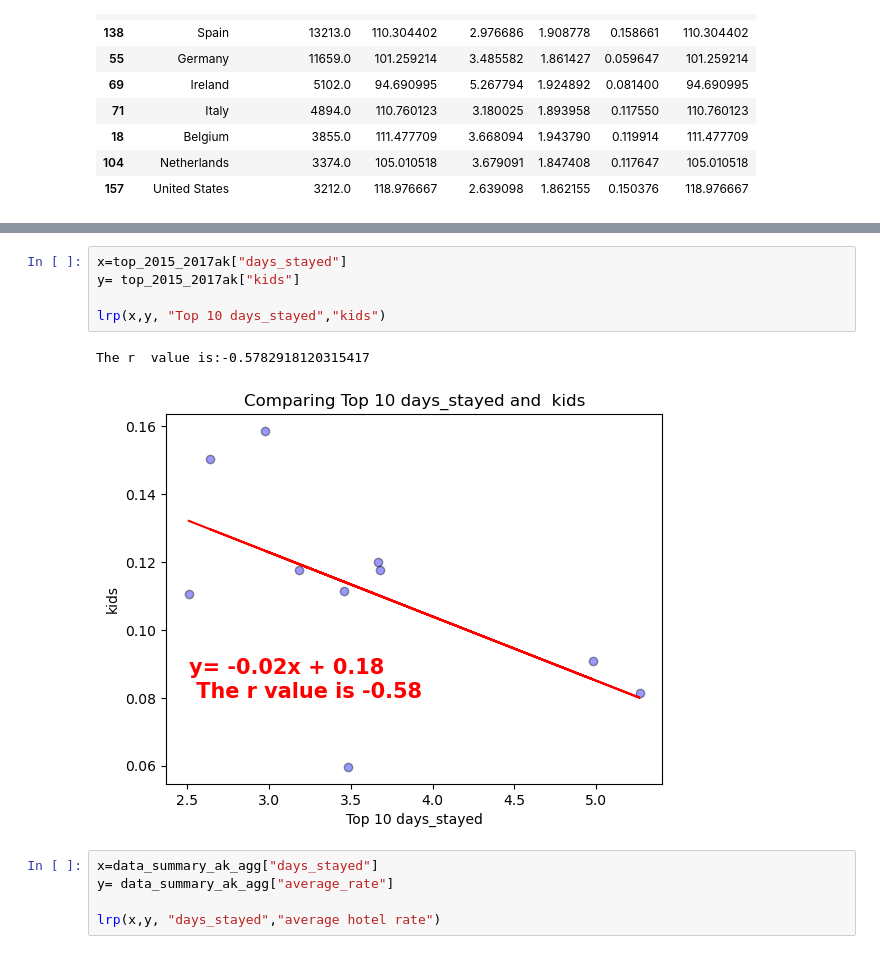
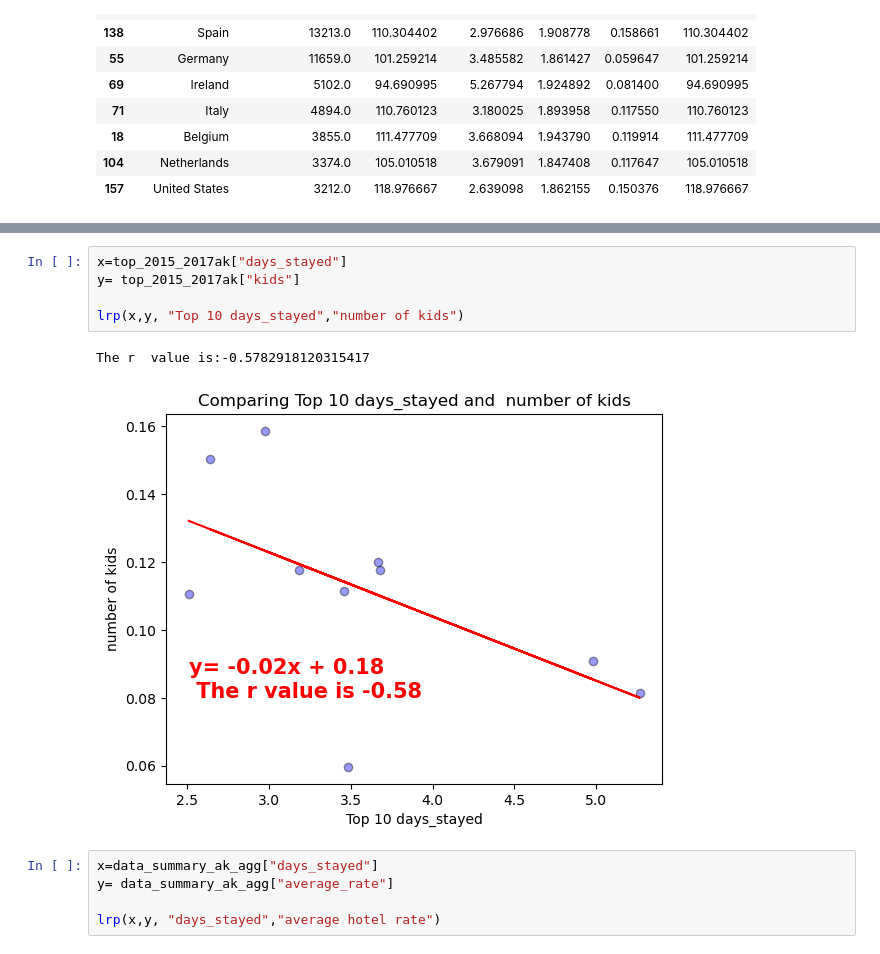
Before and after one commit to Kathyvng/Project1_Group6, a Jupyter notebook: Miguel_Analysis/clean_it.ipynb, the cells around one changed output, grey strips where cells are left out. Saved outputs shown, nothing was run; the diff lists cells and outputs as text.

```diff
--- a/Miguel_Analysis/clean_it.ipynb
+++ b/Miguel_Analysis/clean_it.ipynb
@@ -717,11 +717,11 @@ The r  value is:0.0010082968815048623
 # %%
 x=top_2015_2017ak["days_stayed"]
 y= top_2015_2017ak["kids"]
 
-lrp(x,y, "Top 10 days_stayed","kids")
+lrp(x,y, "Top 10 days_stayed","number of kids")
 # %% [output]
 The r  value is:-0.5782918120315417
-[figure, old version]
+[figure, new version]
 # %%
 x=data_summary_ak_agg["days_stayed"]
 y= data_summary_ak_agg["average_rate"]
```
Also changed, not shown: parts of 3 cells of this notebook, 10 other files.
